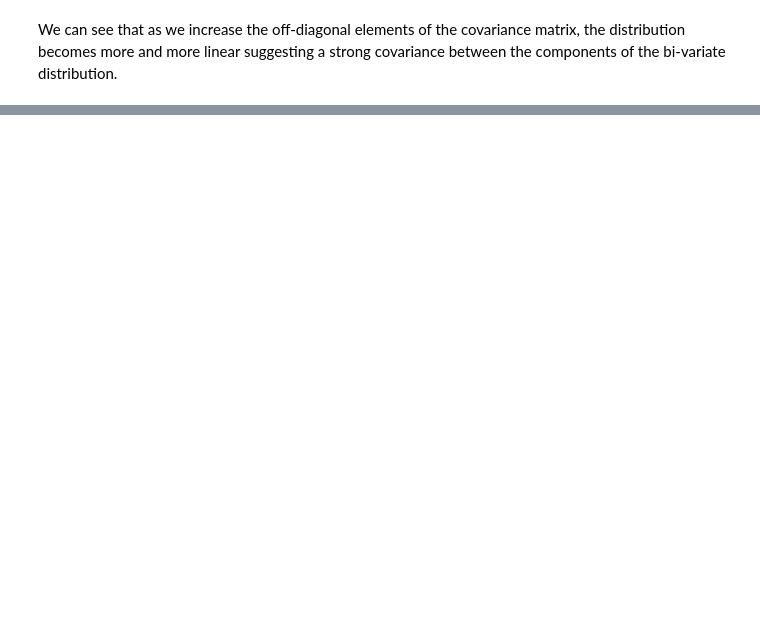
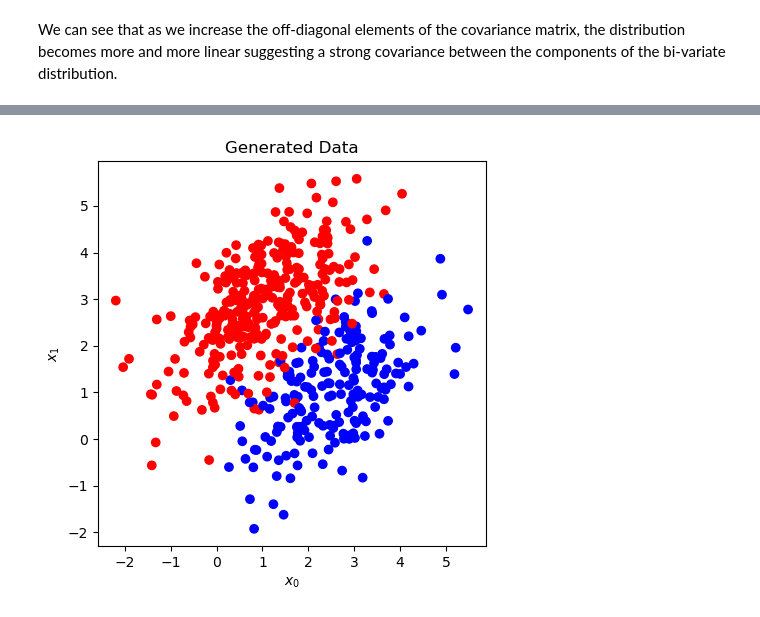
Before and after one commit to AshishSinha5/course_notes, a Jupyter notebook: cs229/chapter_4.ipynb, the cells around one changed output, grey strips where cells are left out. Cells and saved outputs as stored; diff of their text form; code cells hidden in the pictures; blank space fills up the shorter version.

```diff
--- a/cs229/chapter_4.ipynb
+++ b/cs229/chapter_4.ipynb
@@ -122,0 +151,81 @@ $$
+# %%
+phi = 0.4
+mu0 = np.array([1, 3])
+mu1 = np.array([2.5, 1])
+
+sigma = np.array([[1, 0.5], [0.5, 1]])
+
+data = []
+labels = []
+n_samples = 500
+for i in range(n_samples):
+    if np.random.binomial(1, p = 0.4) < phi:
+        data.append(np.random.multivariate_normal(mu0, sigma))
+        labels.append(0)
+    else:
+        data.append(np.random.multivariate_normal(mu1, sigma))
+        labels.append(1)
+
+data = np.array(data)
+labels = np.array(labels)
+colors = ['red', 'blue']
+plt.figure(figsize=(5,5))
+plt.scatter(data[:, 0], data[:, 1], c=labels, cmap=matplotlib.colors.ListedColormap(colors))
+plt.title('Generated Data')
+plt.xlabel('$x_0$')
+plt.ylabel('$x_1$')
+plt.show()
+
+# find the estimates for the parameters
+phi_hat = np.mean(labels)
+mu0_hat = np.mean(data[np.where(labels == 0)[0]], axis=0)
+mu1_hat = np.mean(data[np.where(labels == 1)[0]], axis=0)
+sigma_hat = np.zeros((2, 2))
+
+print(f'{mu0_hat.shape=}')
+print(f'{mu1_hat.shape=}')
+print(f'{sigma_hat.shape=}')
+print(f'{data[0].shape=}')
+print(f'{data[labels == 0].shape=}')
+print(f'{data[labels == 1].shape=}')
+for i in range(n_samples):
+    if labels[i] == 0:
+        sigma_hat += np.outer(data[i] - mu0_hat, data[i] - mu0_hat)
+    else:
+        sigma_hat += np.outer(data[i] - mu1_hat, data[i] - mu1_hat)
+sigma_hat /= n_samples
+
+print(f'{phi_hat=}')
+print(f'{mu0_hat=}')
+print(f'{mu1_hat=}')
+print(f'{sigma_hat=}')
+
+# and plot the line
+slope = (mu1_hat[1] - mu0_hat[1]) / (mu1_hat[0] - mu0_hat[0])
+# slope of perpendicular line
+slope_perp = -1 / slope
+# find the middle point
+midpoint = (mu0_hat + mu1_hat) / 2
+
+
+# plot the countour of the gaussian distributions and the line where p(y=1|x) = 0.5
+# and the generated data
+x = np.linspace(-2, 5, 100)
+y = np.linspace(-2, 5, 100)
+X, Y = np.meshgrid(x, y)
+pos = np.dstack((X, Y))
+rv0 = multivariate_normal(mu0_hat, sigma_hat)
+rv1 = multivariate_normal(mu1_hat, sigma_hat)
+x_ = np.linspace(-2, 5, 100)
+y_ = slope_perp * (x_ - midpoint[0]) + midpoint[1]
+plt.figure(figsize=(5,5))
+plt.contour(X, Y, rv0.pdf(pos), colors='red')
+plt.contour(X, Y, rv1.pdf(pos), colors='blue')
+plt.plot(x_, y_, color='black')
+plt.scatter(data[:, 0], data[:, 1], c=labels, cmap=matplotlib.colors.ListedColormap(colors))
+plt.title('Estimated Parameters')
+plt.xlabel('$x_0$')
+plt.ylabel('$x_1$')
+plt.show()
+# %% [output]
+[figure, added]
```
Also changed, not shown: parts of 5 cells of this notebook.
